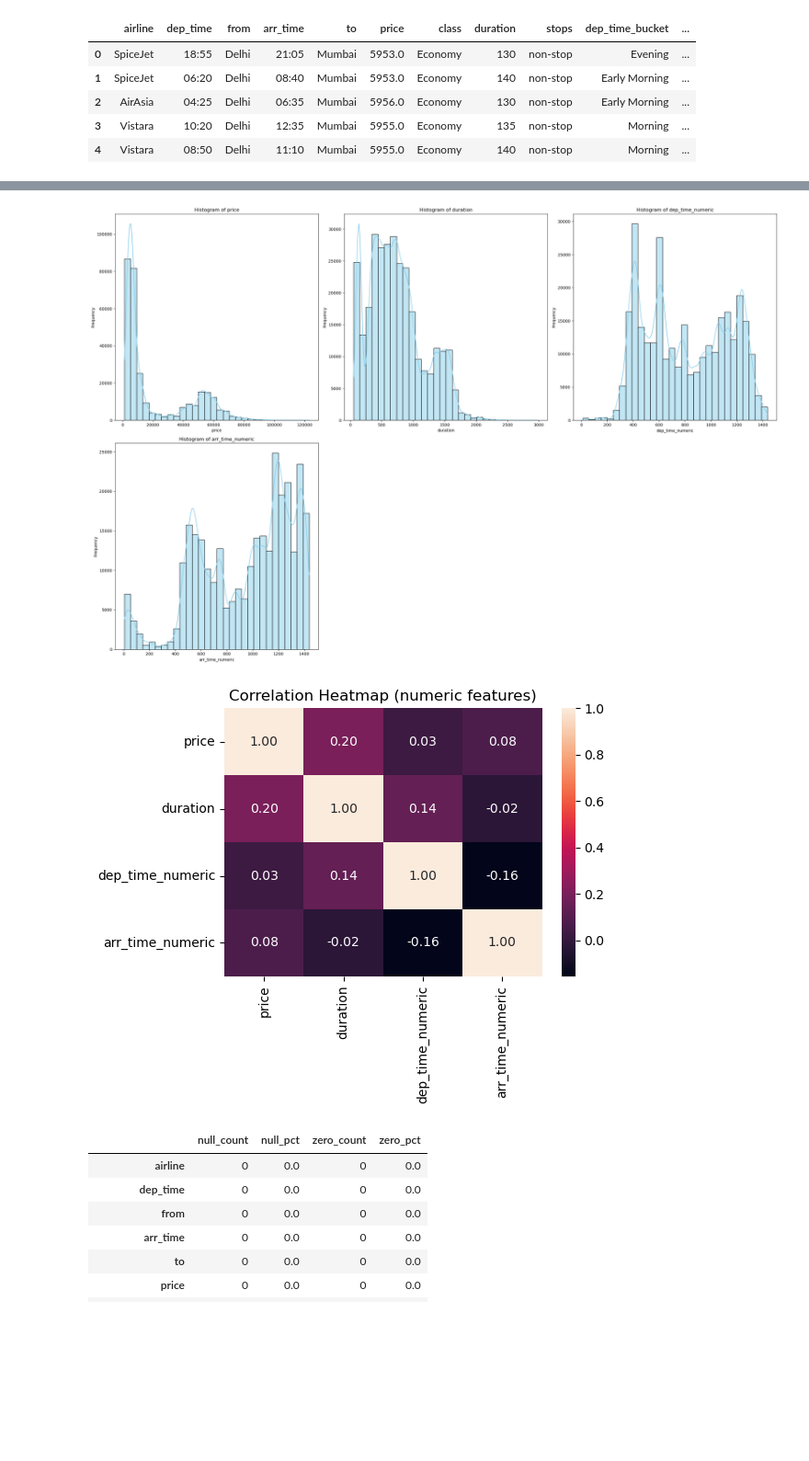
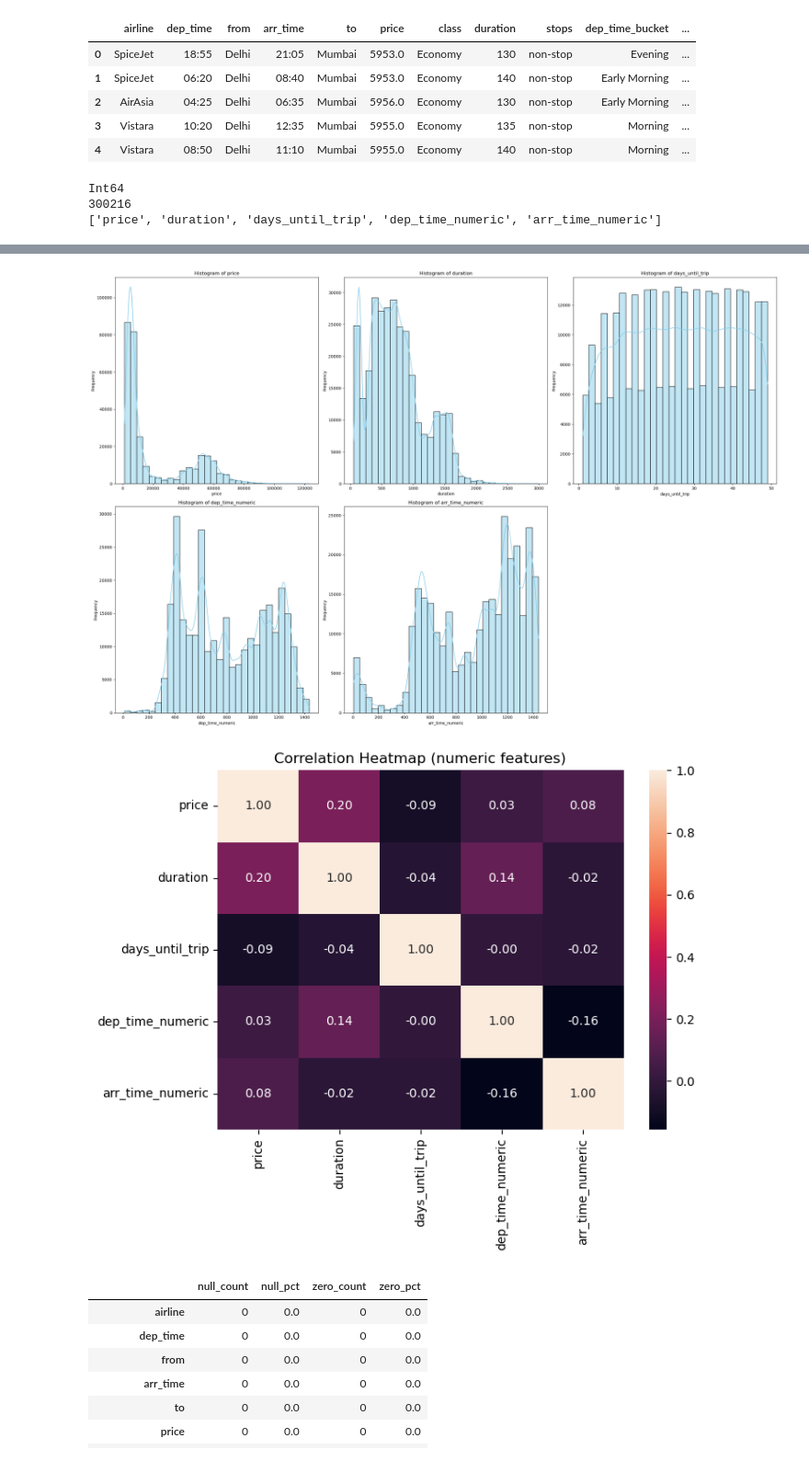
Before and after one commit to drewmacleod/adsp_32021_ML_Ops, a Jupyter notebook: Final Project/EDA_and_Cleaning_Pipeline.ipynb, the cells around one changed output, grey strips where cells are left out. Shown at 92% size. Cells and saved outputs as stored; diff of their text form; code cells hidden in the pictures; blank space fills up the shorter version.

Commit message:
Add in days_until_trip EDA

```diff
--- a/Final Project/EDA_and_Cleaning_Pipeline.ipynb
+++ b/Final Project/EDA_and_Cleaning_Pipeline.ipynb
@@ -162,6 +162,9 @@ def add_date_features(df: pd.DataFrame) -> pd.DataFrame:
     reference_date = pd.Timestamp("2022-02-10")
     df['days_until_trip'] = (dt - reference_date).dt.days
 
+    # Ensure numeric (nullable integer so NaNs are permitted)
+    df['days_until_trip'] = pd.to_numeric(df['days_until_trip'], errors='coerce').astype('Int64')
+
     # Drop raw date
     df = df.drop(columns=['date'])
     return df
@@ -204,6 +207,14 @@ df_clean.head()
 | 2 | AirAsia | 04:25 | Delhi | 06:35 | Mumbai | 5956.0 | Economy | 130 | non-stop | Early Morning | ... |
 | 3 | Vistara | 10:20 | Delhi | 12:35 | Mumbai | 5955.0 | Economy | 135 | non-stop | Morning | ... |
 | 4 | Vistara | 08:50 | Delhi | 11:10 | Mumbai | 5955.0 | Economy | 140 | non-stop | Morning | ... |
+# %%
+print(df_clean['days_until_trip'].dtype)          # should show Int64
+print(df_clean['days_until_trip'].notna().sum())  # must be > 0 to see a histogram
+print(df_clean.select_dtypes(include='number').columns.tolist())
+# %% [output]
+Int64
+300216
+['price', 'duration', 'days_until_trip', 'dep_time_numeric', 'arr_time_numeric']
 # %%
 def _ensure_dir(path):
     if path and not os.path.exists(path):
@@ -224,7 +235,7 @@ class NullZeroSummary(BaseEstimator, TransformerMixin):
         summary['null_count'] = df.isnull().sum()
         summary['null_pct'] = (df.isnull().mean() * 100).round(3)
 
-        numeric_cols = df.select_dtypes(include=[np.number]).columns
+        numeric_cols = df.select_dtypes(include='number').columns
         zero_count = pd.Series(0, index=df.columns, dtype="int64")
         zero_pct = pd.Series(0.0, index=df.columns, dtype="float")
 
@@ -343,7 +354,7 @@ class PlotNumericalHists(BaseEstimator, TransformerMixin):
 
     def transform(self, X):
         df = X
-        numeric_cols = df.select_dtypes(include=[np.number]).columns
+        numeric_cols = df.select_dtypes(include='number').columns
         n = len(numeric_cols)
         if n == 0:
             print("No numeric columns to plot.")
@@ -405,7 +416,7 @@ class PlotCorrHeatmap(BaseEstimator, TransformerMixin):
         return self
 
     def transform(self, X):
-        num_df = X.select_dtypes(include=[np.number])
+        num_df = X.select_dtypes(include='number')
         if num_df.shape[1] == 0:
             print("No numeric columns for correlation heatmap.")
             return X
@@ -438,19 +449,19 @@ EDA_Pipeline = Pipeline(steps=[
 ])
 # %%
 # Run EDA (plots render and also save)
-_ = EDA_Pipeline.fit_transform(df_merged)
+_ = EDA_Pipeline.fit_transform(df_clean)
 
 cats_files = EDA_Pipeline.named_steps["plot_cats"].saved_files_
 nums_files = EDA_Pipeline.named_steps["plot_nums"].saved_files_
 corr_files = EDA_Pipeline.named_steps["corr_heatmap"].saved_files_
 
 # Summaries:
 null_zero = EDA_Pipeline.named_steps["null_zero_summary"].summary_
 desc_all  = EDA_Pipeline.named_steps["describe_all"].describe_
 # %% [output]
 [figure]
-[figure, old version]
+[figure, new version]
-[figure, old version]
+[figure, new version]
 # %%
 null_zero
 # %% [output]
```
Also changed, not shown: parts of 2 cells of this notebook, 3 other files.
